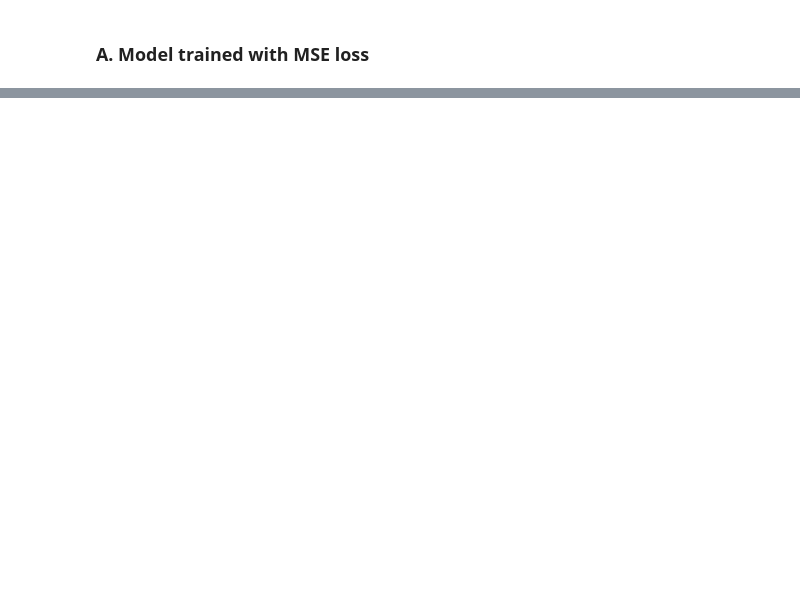
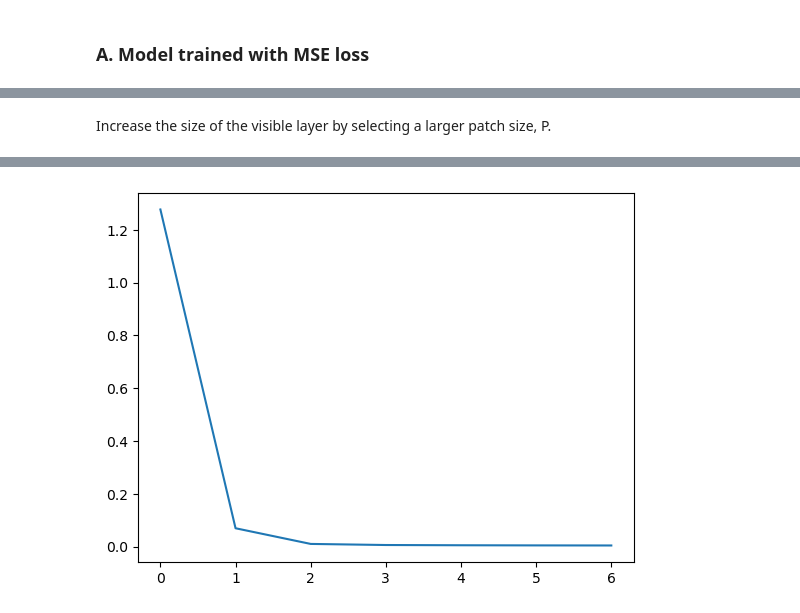
Before and after one commit to keresztesbeata/Unexpected-Obstacle-Detection, a Jupyter notebook: Simple_RBM.ipynb, the cells around one changed output, grey strips where cells are left out. Drawn from its saved outputs; the diff is of its cells as text; code cells hidden in the pictures; blank space fills up the shorter version.

```diff
--- a/Simple_RBM.ipynb
+++ b/Simple_RBM.ipynb
@@ -935,0 +897,14 @@ rbm_FE - Training loss:  1.470542424544692
+# %% [markdown]
+Increase the size of the visible layer by selecting a larger patch size, P.
+# %%
+model_a2, params_a2 = train_model(x=x_train,
+                                p=16,
+                                h=20,
+                                k=1,
+                                lr=0.01,
+                                loss_fn=loss_functions['MSE'],
+                                max_epochs=100,
+                                patience=3,
+                                error_limit=1e-3,
+                                filename="models/rbm/model_a2")
+# %% [output]
@@ -935,0 +924 @@ rbm_FE - Training loss:  1.470542424544692
+[figure, added]
```
Also changed, not shown: parts of 54 cells of this notebook.
